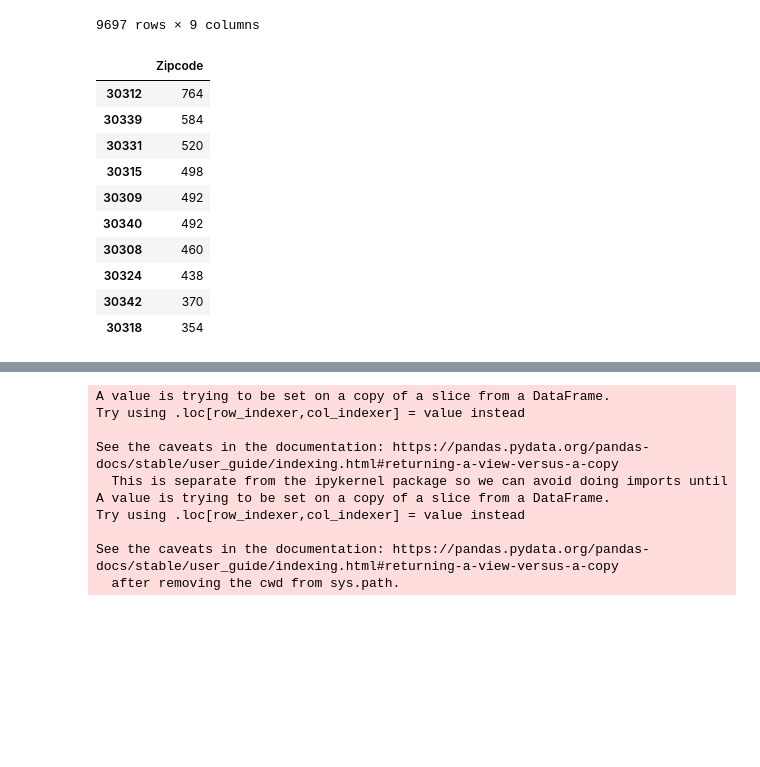
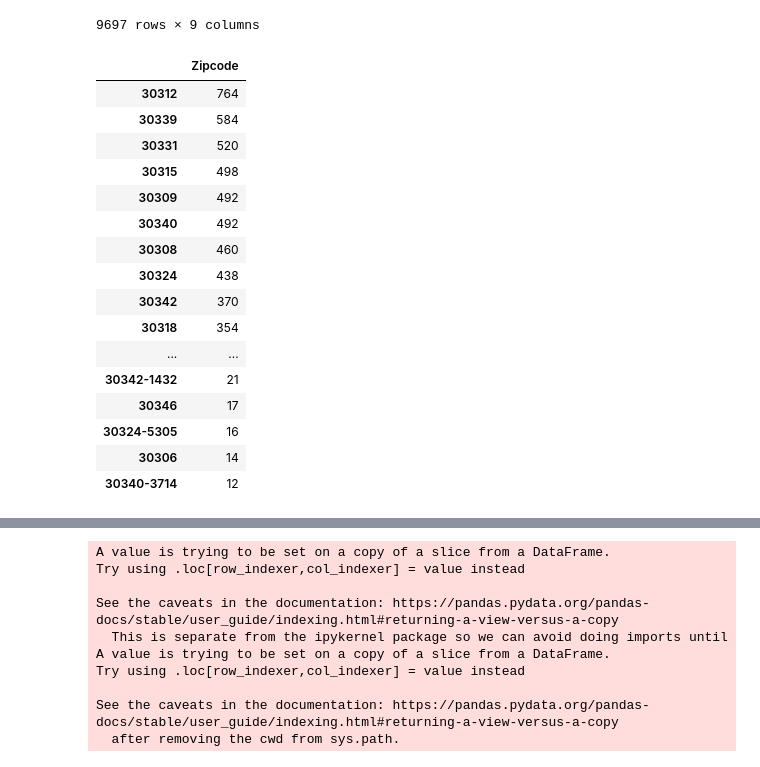
Before and after one commit to johnrshows/iteration_station, a Jupyter notebook: Traffic_DataFrame.ipynb, the cells around one changed output, grey strips where cells are left out. Drawn from its saved outputs; the diff is of its cells as text; code cells hidden in the pictures; blank space fills up the shorter version.

```diff
--- a/Traffic_DataFrame.ipynb
+++ b/Traffic_DataFrame.ipynb
@@ -66,20 +66,26 @@ atl_data
 # %%
 #finding zipcodes with highest number of accidents
 zip_cts = atl_data["Zipcode"].value_counts()
 zip_cts = pd.DataFrame(zip_cts)
-zip_cts.head(10)
+zip_cts.head(40)
 # %% [output]
 |  | Zipcode |
 | 30312 | 764 |
 | 30339 | 584 |
 | 30331 | 520 |
 | 30315 | 498 |
 | 30309 | 492 |
 | 30340 | 492 |
 | 30308 | 460 |
 | 30324 | 438 |
 | 30342 | 370 |
 | 30318 | 354 |
+| ... | ... |
+| 30342-1432 | 21 |
+| 30346 | 17 |
+| 30324-5305 | 16 |
+| 30306 | 14 |
+| 30340-3714 | 12 |
 # %%
 #narrowing down dataframe to only show zipcodes with highest number of accidents
 narrowed_atl_df = atl_data.loc[(atl_data["Zipcode"]=='30312')
```
Also changed, not shown: 2 other files.
